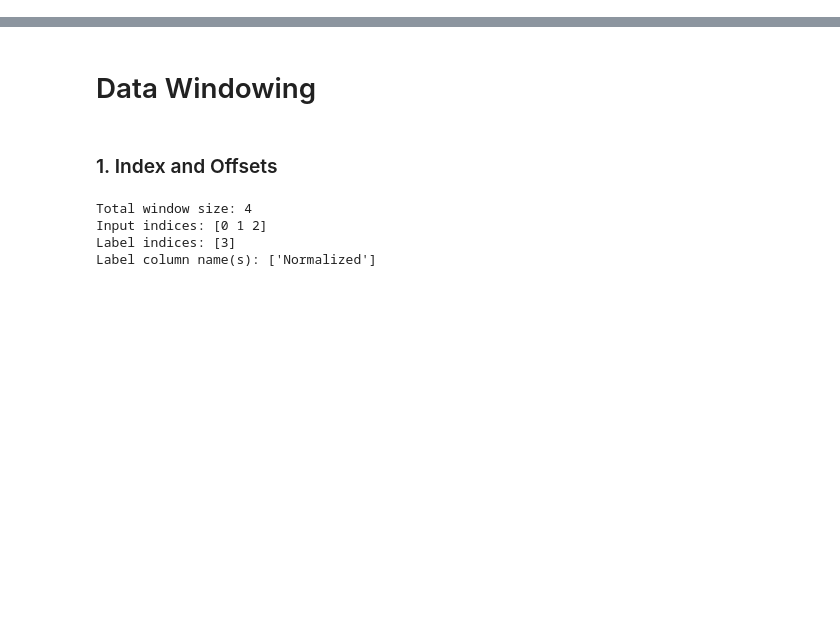
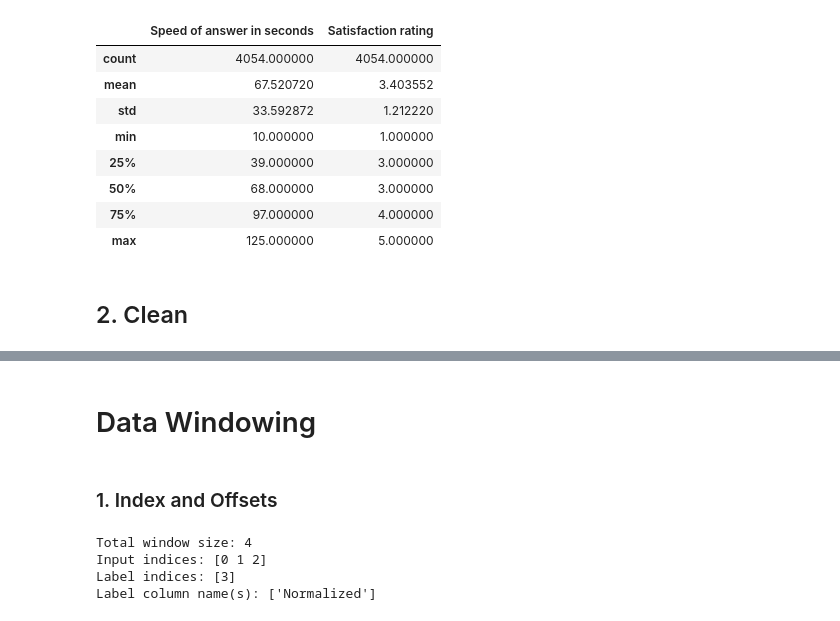
Before and after one commit to soph-colo/data3000-time-sequence, a Jupyter notebook: RNN_time.ipynb, the cells around one changed output, grey strips where cells are left out. Drawn from its saved outputs; the diff is of its cells as text; code cells hidden in the pictures; blank space fills up the shorter version.

```diff
--- a/RNN_time.ipynb
+++ b/RNN_time.ipynb
@@ -30,3 +49,17 @@ df.head()
 | 2 | ID0003 | Stewart | 2021-01-01 | 09:47:31 | Contract related | Y | Y | 10.0 | ... |
 | 3 | ID0004 | Greg | 2021-01-01 | 09:47:31 | Contract related | Y | Y | 53.0 | ... |
 | 4 | ID0005 | Becky | 2021-01-01 | 10:00:29 | Payment related | Y | Y | 95.0 | ... |
+# %%
+df.describe()
+# %% [output]
+|  | Speed of answer in seconds | Satisfaction rating |
+| count | 4054.000000 | 4054.000000 |
+| mean | 67.520720 | 3.403552 |
+| std | 33.592872 | 1.212220 |
+| min | 10.000000 | 1.000000 |
+| 25% | 39.000000 | 3.000000 |
+| 50% | 68.000000 | 3.000000 |
+| 75% | 97.000000 | 4.000000 |
+| max | 125.000000 | 5.000000 |
+# %% [markdown]
+## 2. Clean
```
Also changed, not shown: parts of 22 cells of this notebook.
